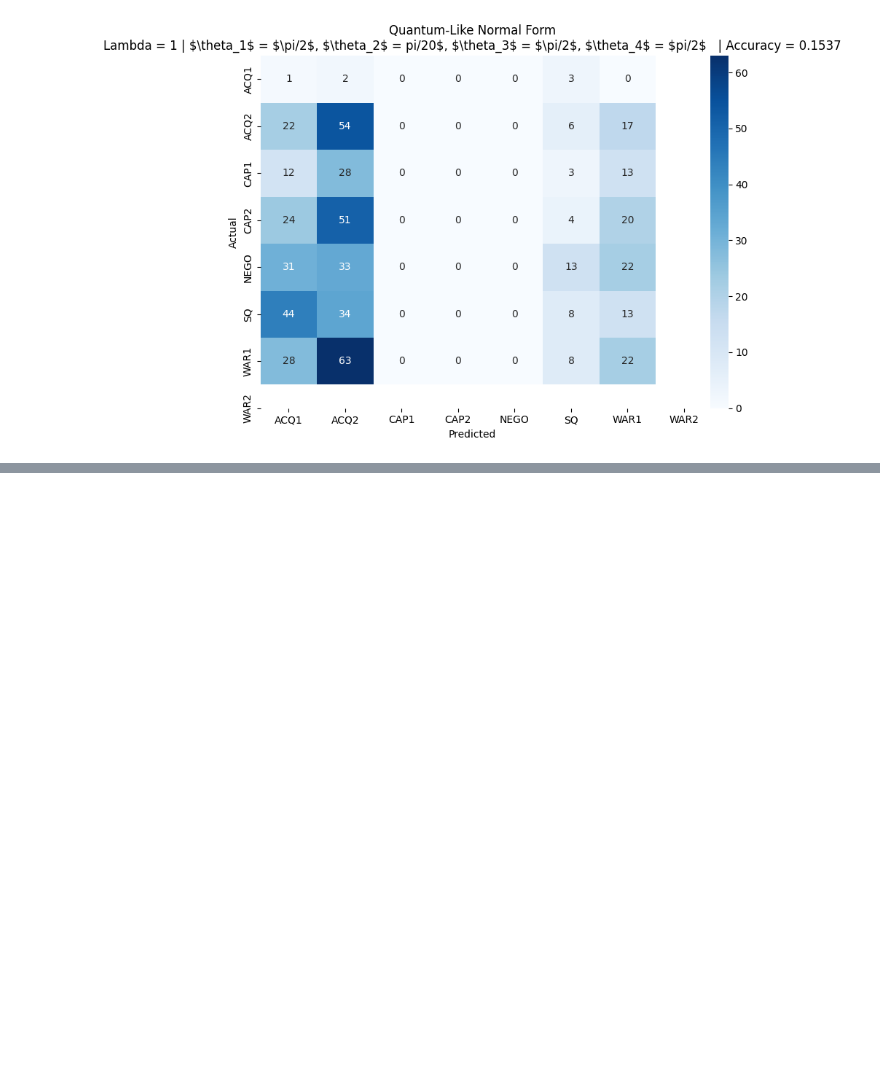
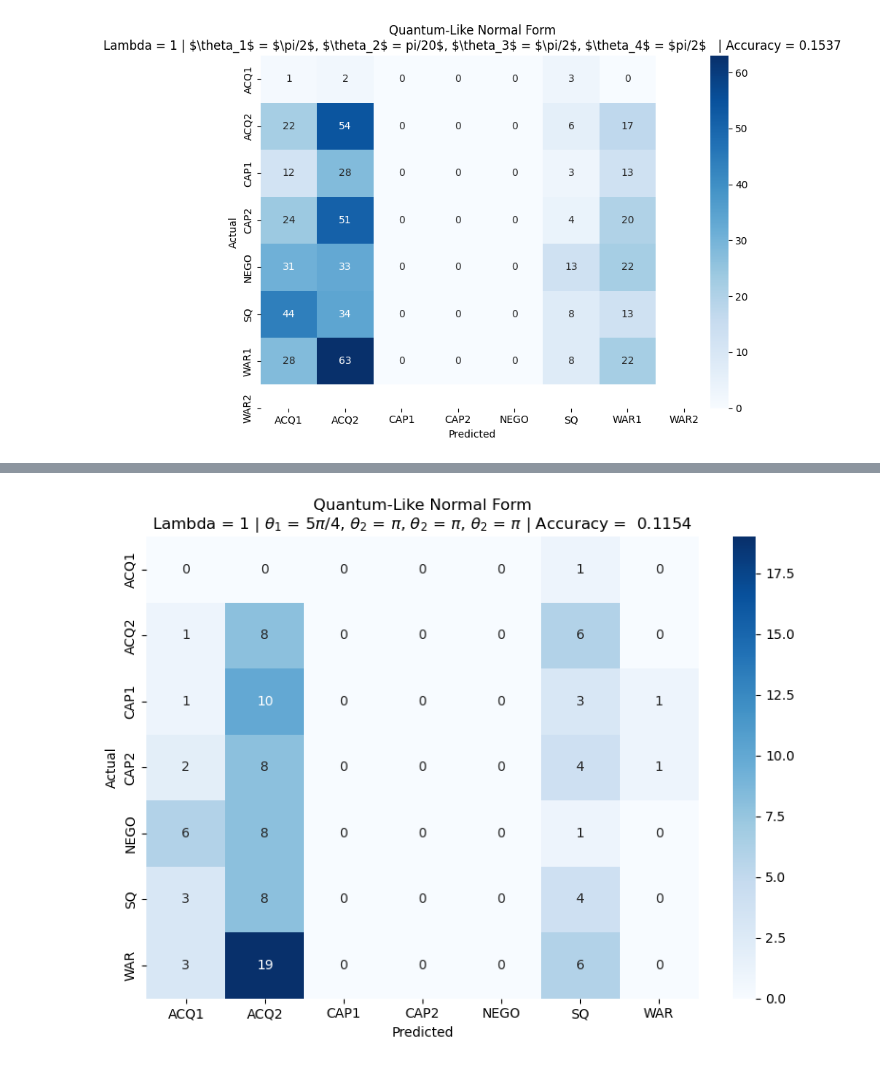
Before and after one commit to catarina-moreira/quantum_international_interaction_game, a Jupyter notebook: confusion_matrix_generator.ipynb, the cells around one changed output, grey strips where cells are left out. Drawn from its saved outputs; the diff is of its cells as text; code cells hidden in the pictures; blank space fills up the shorter version.

```diff
--- a/confusion_matrix_generator.ipynb
+++ b/confusion_matrix_generator.ipynb
@@ -686,0 +1082,28 @@ create_confusion_matrix(df, title, states_order=['ACQ1', 'ACQ2', 'CAP1', 'CAP2',
+# %%
+
+conf_matrix = np.array([
+  [0, 0, 0, 0, 0, 1, 0],
+    [1, 8, 0, 0, 0, 6, 0],
+    [1, 10, 0, 0, 0, 3, 1],
+    [2, 8, 0, 0, 0, 4, 1],
+    [6, 8, 0, 0, 0, 1, 0],
+    [3, 8, 0, 0, 0, 4, 0],
+    [3, 19, 0, 0, 0, 6, 0],
+])
+
+labels = ['ACQ1', 'ACQ2', 'CAP1', 'CAP2', 'NEGO', 'SQ', 'WAR']
+
+plt.figure(figsize=(8, 6))
+sns.heatmap(conf_matrix, annot=True, fmt='d', cmap='Blues',
+            xticklabels=labels, yticklabels=labels, cbar=True)
+
+plt.title(r"Quantum-Like Normal Form" + "\n" + r"Lambda = 1 | $\theta_1$ = $5\pi/4$, $\theta_2$ = $\pi$, $\theta_2$ = $\pi$, $\theta_2$ = $\pi$ | Accuracy =  0.1154")
+plt.xlabel("Predicted")
+plt.ylabel("Actual")
+plt.tight_layout()
+
+plt.savefig('cm_QL_normal_form_testset.png', dpi=300, bbox_inches='tight')
+
+plt.show()
+# %% [output]
+[figure, added]
```
Also changed, not shown: parts of 36 cells of this notebook, 32 other files.
